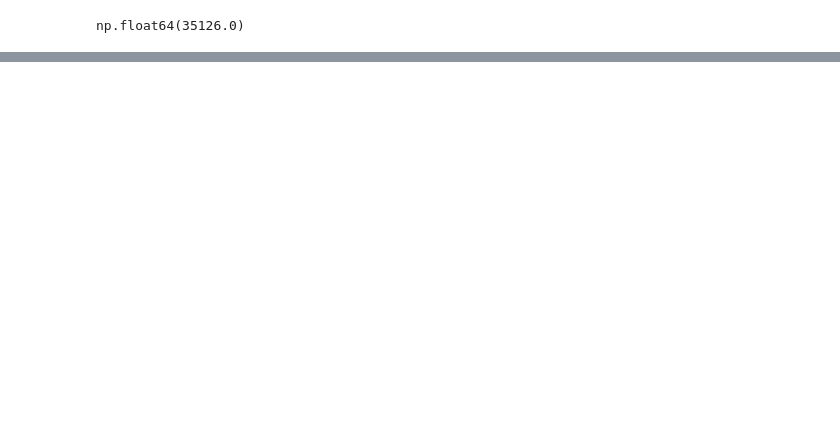
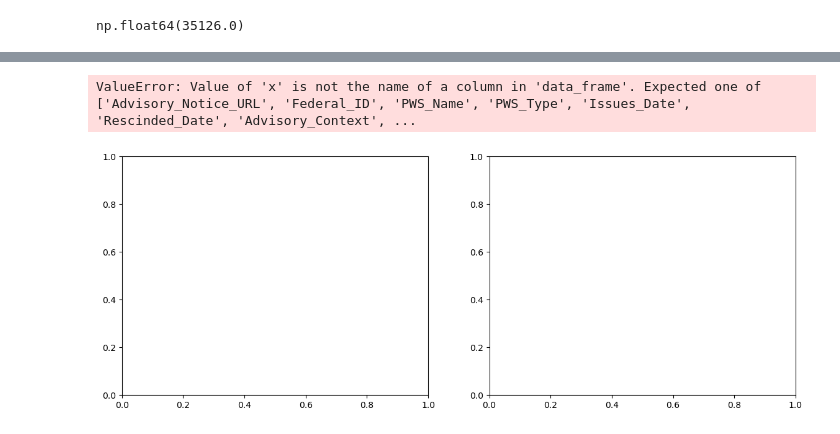
Before and after one commit to arunrimal/boil-water-advisory, a Jupyter notebook: notebooks/visualization.ipynb, the cells around one changed output, grey strips where cells are left out. Saved outputs shown, nothing was run; the diff lists cells and outputs as text; code cells hidden in the pictures; blank space fills up the shorter version.

```diff
--- a/notebooks/visualization.ipynb
+++ b/notebooks/visualization.ipynb
@@ -154,0 +339,18 @@ plt.show()
+# %%
+import plotly.express as px
+# ---- Population Distribution ----
+fig, axes = plt.subplots(1, 2, figsize=(14, 5))
+
+pop = bwa_gdf["Population_Served"].dropna()
+fig = px.scatter(
+    bwa_gdf,
+    x="Duration_Hours",
+    y="Population_Served_Clean",
+    color="Year",
+    hover_data=["City", "County"],
+    color_continuous_scale="viridis"
+)
+fig.show()
+# %% [output]
+ValueError: Value of 'x' is not the name of a column in 'data_frame'. Expected one of ['Advisory_Notice_URL', 'Federal_ID', 'PWS_Name', 'PWS_Type', 'Issues_Date', 'Rescinded_Date', 'Advisory_Context', ...
+[figure, added]
```
Also changed, not shown: parts of 12 cells of this notebook.
